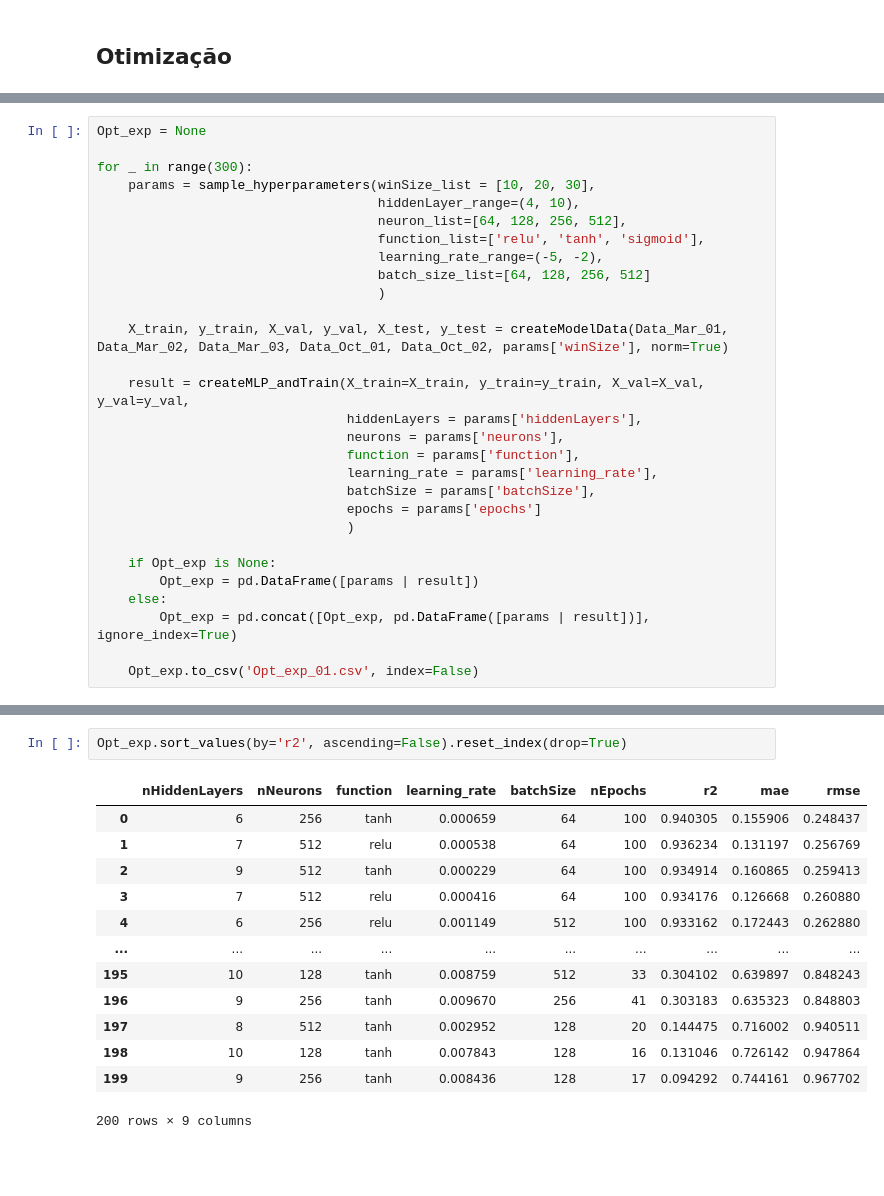
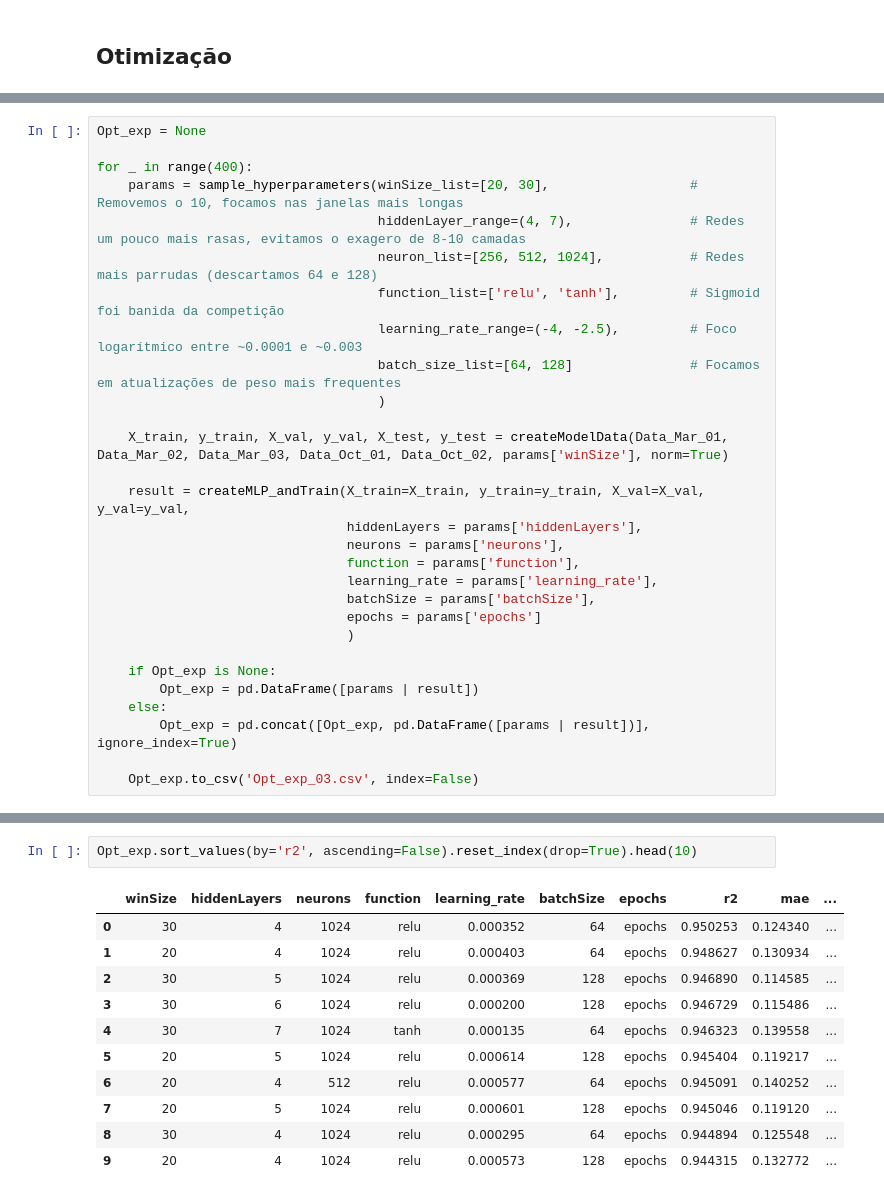
Before and after one commit to matheusloop/Processamento_Adaptativo_de_Sinais_2026.1, a Jupyter notebook: Implementacao/Otimization.ipynb, the cells around one changed output, grey strips where cells are left out. Saved outputs shown, nothing was run; the diff lists cells and outputs as text; blank space fills up the shorter version.

```diff
--- a/Implementacao/Otimization.ipynb
+++ b/Implementacao/Otimization.ipynb
@@ -141,13 +155,13 @@ tf.random.set_seed(SEED) # TensorFlow
 # %%
 Opt_exp = None
 
-for _ in range(300):
-    params = sample_hyperparameters(winSize_list = [10, 20, 30],
-                                    hiddenLayer_range=(4, 10),
-                                    neuron_list=[64, 128, 256, 512],
-                                    function_list=['relu', 'tanh', 'sigmoid'],
-                                    learning_rate_range=(-5, -2),
-                                    batch_size_list=[64, 128, 256, 512]
+for _ in range(400):
+    params = sample_hyperparameters(winSize_list=[20, 30],                  # Removemos o 10, focamos nas janelas mais longas
+                                    hiddenLayer_range=(4, 7),               # Redes um pouco mais rasas, evitamos o exagero de 8-10 camadas
+                                    neuron_list=[256, 512, 1024],           # Redes mais parrudas (descartamos 64 e 128)
+                                    function_list=['relu', 'tanh'],         # Sigmoid foi banida da competição
+                                    learning_rate_range=(-4, -2.5),         # Foco logarítmico entre ~0.0001 e ~0.003
+                                    batch_size_list=[64, 128]               # Focamos em atualizações de peso mais frequentes
                                     )
 
     X_train, y_train, X_val, y_val, X_test, y_test = createModelData(Data_Mar_01, Data_Mar_02, Data_Mar_03, Data_Oct_01, Data_Oct_02, params['winSize'], norm=True)
@@ -166,6 +180,6 @@ for _ in range(300):
     else:
         Opt_exp = pd.concat([Opt_exp, pd.DataFrame([params | result])], ignore_index=True)
 
-    Opt_exp.to_csv('Opt_exp_01.csv', index=False)
+    Opt_exp.to_csv('Opt_exp_03.csv', index=False)
 # %% [output]
 WARNING:tensorflow:TensorFlow GPU support is not available on native Windows for TensorFlow >= 2.11. Even if CUDA/cuDNN are installed, GPU will not be used. Please use WSL2 or the TensorFlow-DirectML  ...
@@ -172,19 +202,17 @@ WARNING:tensorflow:TensorFlow GPU support is not available on native Windows for
 # %%
-Opt_exp.sort_values(by='r2', ascending=False).reset_index(drop=True)
+Opt_exp.sort_values(by='r2', ascending=False).reset_index(drop=True).head(10)
 # %% [output]
-|  | nHiddenLayers | nNeurons | function | learning_rate | batchSize | nEpochs | r2 | mae | rmse |
-| 0 | 6 | 256 | tanh | 0.000659 | 64 | 100 | 0.940305 | 0.155906 | 0.248437 |
-| 1 | 7 | 512 | relu | 0.000538 | 64 | 100 | 0.936234 | 0.131197 | 0.256769 |
-| 2 | 9 | 512 | tanh | 0.000229 | 64 | 100 | 0.934914 | 0.160865 | 0.259413 |
-| 3 | 7 | 512 | relu | 0.000416 | 64 | 100 | 0.934176 | 0.126668 | 0.260880 |
-| 4 | 6 | 256 | relu | 0.001149 | 512 | 100 | 0.933162 | 0.172443 | 0.262880 |
-| ... | ... | ... | ... | ... | ... | ... | ... | ... | ... |
-| 195 | 10 | 128 | tanh | 0.008759 | 512 | 33 | 0.304102 | 0.639897 | 0.848243 |
-| 196 | 9 | 256 | tanh | 0.009670 | 256 | 41 | 0.303183 | 0.635323 | 0.848803 |
-| 197 | 8 | 512 | tanh | 0.002952 | 128 | 20 | 0.144475 | 0.716002 | 0.940511 |
-| 198 | 10 | 128 | tanh | 0.007843 | 128 | 16 | 0.131046 | 0.726142 | 0.947864 |
-| 199 | 9 | 256 | tanh | 0.008436 | 128 | 17 | 0.094292 | 0.744161 | 0.967702 |
+|  | winSize | hiddenLayers | neurons | function | learning_rate | batchSize | epochs | r2 | mae | ... |
+| 0 | 30 | 4 | 1024 | relu | 0.000352 | 64 | epochs | 0.950253 | 0.124340 | ... |
+| 1 | 20 | 4 | 1024 | relu | 0.000403 | 64 | epochs | 0.948627 | 0.130934 | ... |
+| 2 | 30 | 5 | 1024 | relu | 0.000369 | 128 | epochs | 0.946890 | 0.114585 | ... |
+| 3 | 30 | 6 | 1024 | relu | 0.000200 | 128 | epochs | 0.946729 | 0.115486 | ... |
+| 4 | 30 | 7 | 1024 | tanh | 0.000135 | 64 | epochs | 0.946323 | 0.139558 | ... |
+| 5 | 20 | 5 | 1024 | relu | 0.000614 | 128 | epochs | 0.945404 | 0.119217 | ... |
+| 6 | 20 | 4 | 512 | relu | 0.000577 | 64 | epochs | 0.945091 | 0.140252 | ... |
+| 7 | 20 | 5 | 1024 | relu | 0.000601 | 128 | epochs | 0.945046 | 0.119120 | ... |
+| 8 | 30 | 4 | 1024 | relu | 0.000295 | 64 | epochs | 0.944894 | 0.125548 | ... |
+| 9 | 20 | 4 | 1024 | relu | 0.000573 | 128 | epochs | 0.944315 | 0.132772 | ... |
-200 rows × 9 columns
 # %%
 
 df = Opt_exp
```
Also changed, not shown: parts of 5 cells of this notebook, 5 other files.
